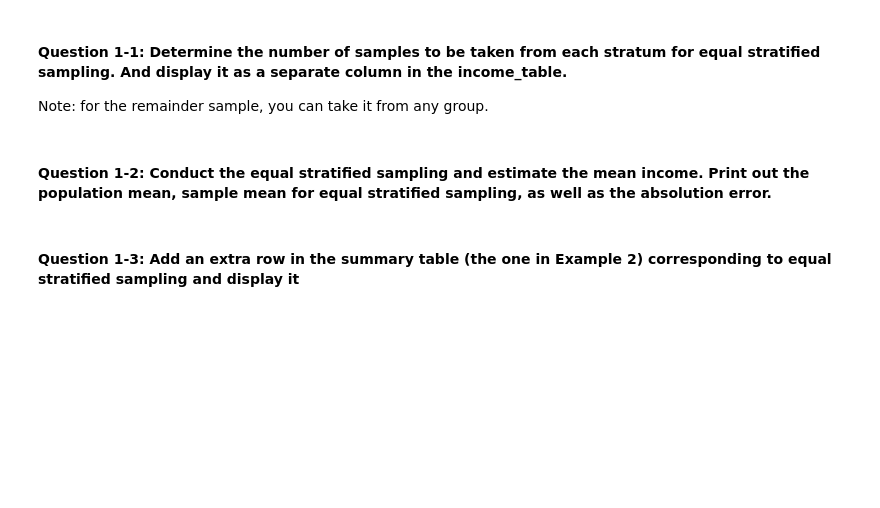
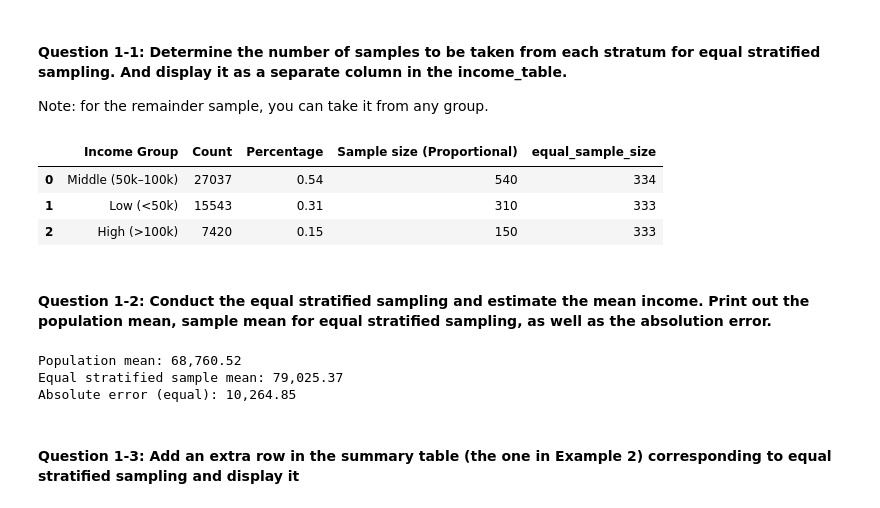
Before and after one commit to chikooooo/Statistics, a Jupyter notebook: Lab 4/TP4_Sampling_and_Bootstrapping.ipynb, the cells around one changed output. Drawn from its saved outputs; the diff is of its cells as text; code cells hidden in the pictures; blank space fills up the shorter version.

```diff
--- a/Lab 4/TP4_Sampling_and_Bootstrapping.ipynb
+++ b/Lab 4/TP4_Sampling_and_Bootstrapping.ipynb
@@ -966,10 +966,50 @@ Pay attention, **the confidence interval may vary if a different set of 2000 sam
 Note: for the remainder sample, you can take it from any group.
 # %%
 # insert your code here
+total_size = 1000
+
+num_strata = len(income_table)
+base_size = total_size // num_strata
+remainder = total_size % num_strata
+
+equal_sample_sizes = [base_size] * num_strata
+
+for i in range(remainder):
+    equal_sample_sizes[i] += 1
+
+income_table['equal_sample_size'] = equal_sample_sizes
+display(income_table)
+# %% [output]
+|  | Income Group | Count | Percentage | Sample size (Proportional) | equal_sample_size |
+| 0 | Middle (50k–100k) | 27037 | 0.54 | 540 | 334 |
+| 1 | Low (<50k) | 15543 | 0.31 | 310 | 333 |
+| 2 | High (>100k) | 7420 | 0.15 | 150 | 333 |
 # %% [markdown]
 #### Question 1-2: Conduct the equal stratified sampling and estimate the mean income. Print out the population mean, sample mean for equal stratified sampling, as well as the absolution error.
 # %%
 # insert your code here
+samples_equal = []
+
+for g in df_income["income_status"].unique():
+    pool = df_income[df_income["income_status"] == g]
+
+    sample_size_per_group = int(income_table[income_table["Income Group"] == g]["equal_sample_size"].iloc[0])
+
+    samples_from_stratum = pool.sample(n=sample_size_per_group, replace=False, random_state=2025)["income"]
+    samples_equal.append(samples_from_stratum)
+
+sample_equal = pd.concat(samples_equal, ignore_index=True)
+
+mean_equal = sample_equal.mean()
+err_equal = abs(mean_equal - pop_mean)
+
+print(f"Population mean: {pop_mean:,.2f}")
+print(f"Equal stratified sample mean: {mean_equal:,.2f}")
+print(f"Absolute error (equal): {err_equal:,.2f}")
+# %% [output]
+Population mean: 68,760.52
+Equal stratified sample mean: 79,025.37
+Absolute error (equal): 10,264.85
 # %% [markdown]
 #### Question 1-3: Add an extra row in the summary table (the one in Example 2) corresponding to equal stratified sampling and display it
 # %%
```
Also changed, not shown: parts of 2 cells of this notebook.
